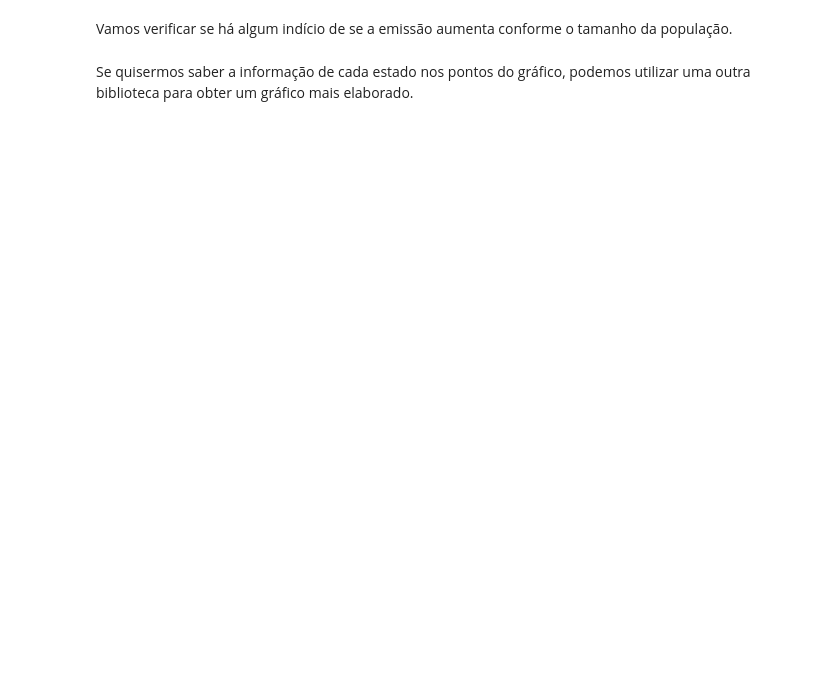
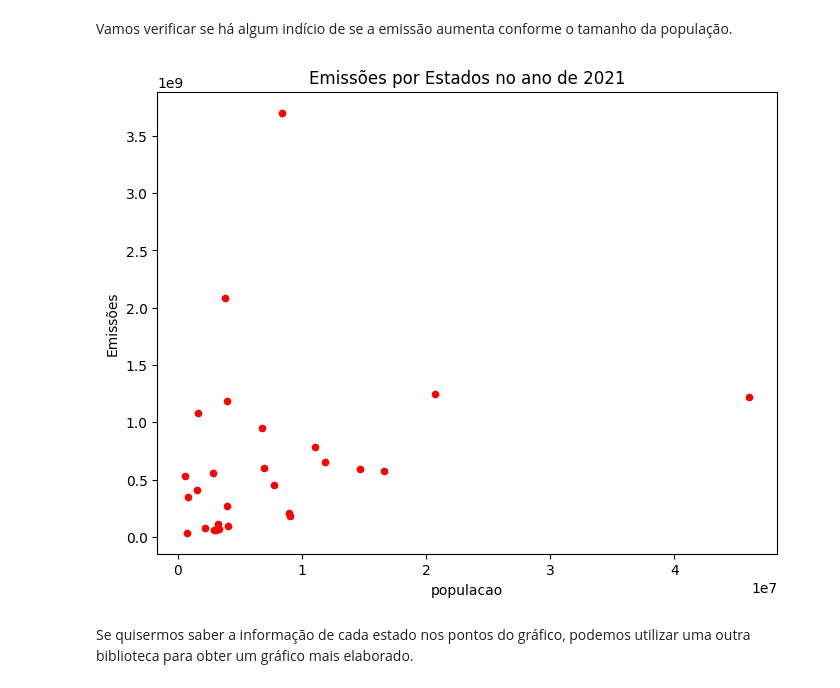
Before and after one commit to xing-wang-kai/PANDAS_ANALITICS_GROUP, a Jupyter notebook: pandas_selecao_e_agrupamento.ipynb, the cells around one changed output. Saved outputs shown, nothing was run; the diff lists cells and outputs as text; code cells hidden in the pictures; blank space fills up the shorter version.

```diff
--- a/pandas_selecao_e_agrupamento.ipynb
+++ b/pandas_selecao_e_agrupamento.ipynb
@@ -550,0 +640,3 @@ Percebemos que a informação da população não foi agregada, portanto será n
+# %%
+IBGE_municipios = IBGE_municipios.astype({"populacao":"int64"})
+IBGE_municipios
@@ -550,0 +657,3 @@ Percebemos que a informação da população não foi agregada, portanto será n
+# %%
+IBGE_municipios = IBGE_municipios.groupby('UF')[['populacao']].sum().reset_index()
+IBGE_municipios
@@ -550,0 +678,3 @@ Percebemos que a informação da população não foi agregada, portanto será n
+# %%
+gee_estado_ano_estados = gee_estado_ano[gee_estado_ano["anos"]==2021].groupby('Estado')[["Emissões"]].sum().reset_index()
+gee_estado_ano_estados
@@ -552,3 +700,5 @@ Percebemos que a informação da população não foi agregada, portanto será n
 ### Unindo os dados
 # %% [markdown]
 Com as informações tratadas, podemos realizar a junção dos dados de emissão com a população, com uso do método [`merge()`](https://pandas.pydata.org/docs/reference/api/pandas.DataFrame.merge.html).
+# %%
+dados_agrupados = pd.merge(gee_estado_ano_estados, IBGE_municipios, left_on="Estado", right_on="UF")
@@ -555,4 +725,8 @@ Com as informações tratadas, podemos realizar a junção dos dados de emissão
 # %% [markdown]
 Vamos verificar se há algum indício de se a emissão aumenta conforme o tamanho da população.
+# %%
+dados_agrupados.plot(x='populacao', y='Emissões', kind="scatter", figsize=(8,6), color = "red", title="Emissões por Estados no ano de 2021");
+# %% [output]
+[figure, added]
 # %% [markdown]
 Se quisermos saber a informação de cada estado nos pontos do gráfico, podemos utilizar uma outra biblioteca para obter um gráfico mais elaborado.
```
Also changed, not shown: parts of 18 cells of this notebook.
